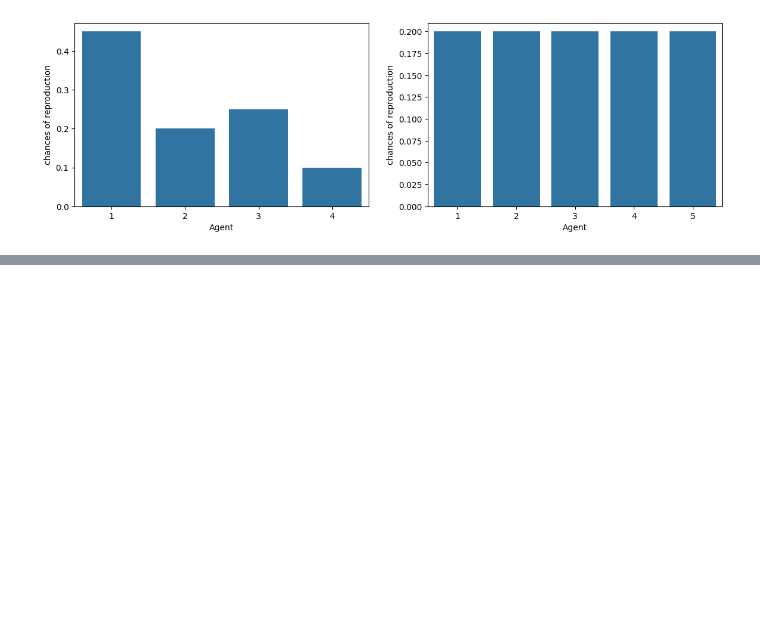
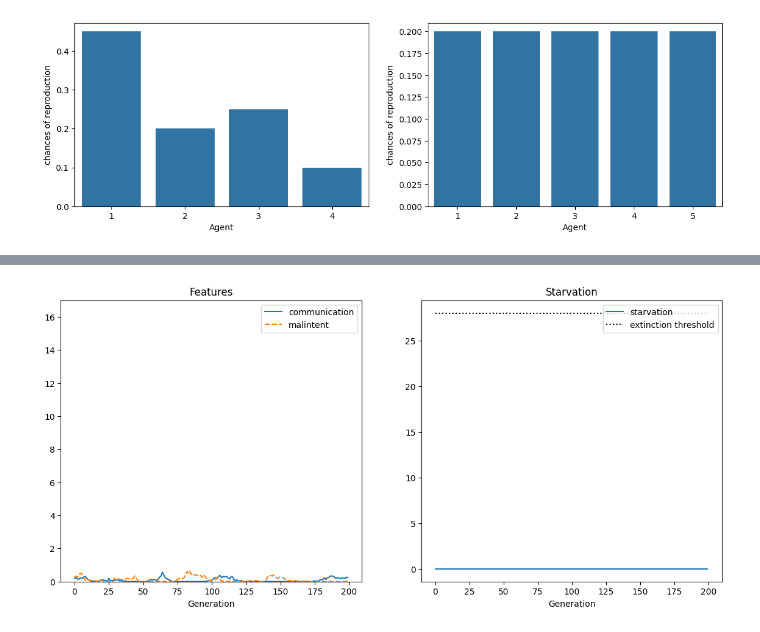
Before and after one commit to philipp-hellwig/evolution-cooperation, a Jupyter notebook: Agent_based_Model_Communication.ipynb, the cells around one changed output, grey strips where cells are left out. Drawn from its saved outputs; the diff is of its cells as text; code cells hidden in the pictures; blank space fills up the shorter version.

```diff
--- a/Agent_based_Model_Communication.ipynb
+++ b/Agent_based_Model_Communication.ipynb
@@ -314,0 +429,6 @@ plot_simulation_stats(stats_reputation)
+# %%
+# Simulation with reputation-based indirect reciprocity
+sim_ir = simulate_ir_generation(num_food_opportunities=30, num_generations=200, population_size=30, food_decay = 1.65)
+plot_simulation_stats(sim_ir)
+# %% [output]
+[figure, added]
```
Also changed, not shown: parts of 20 cells of this notebook.
